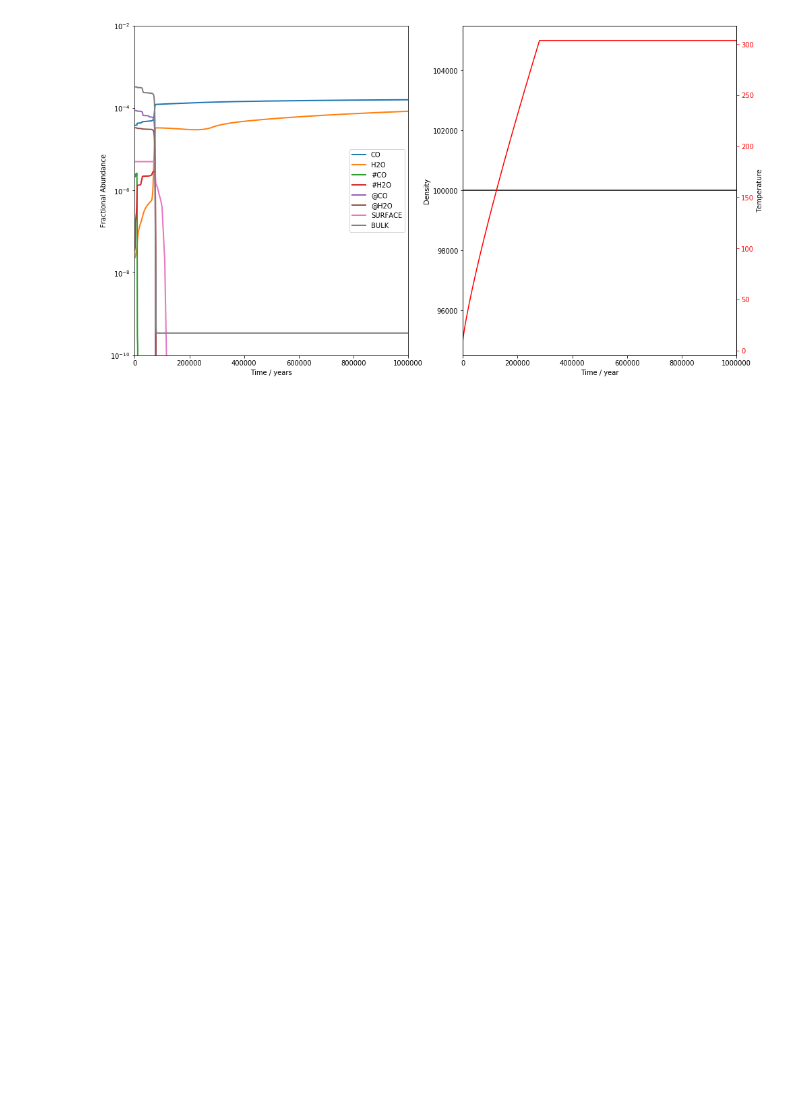
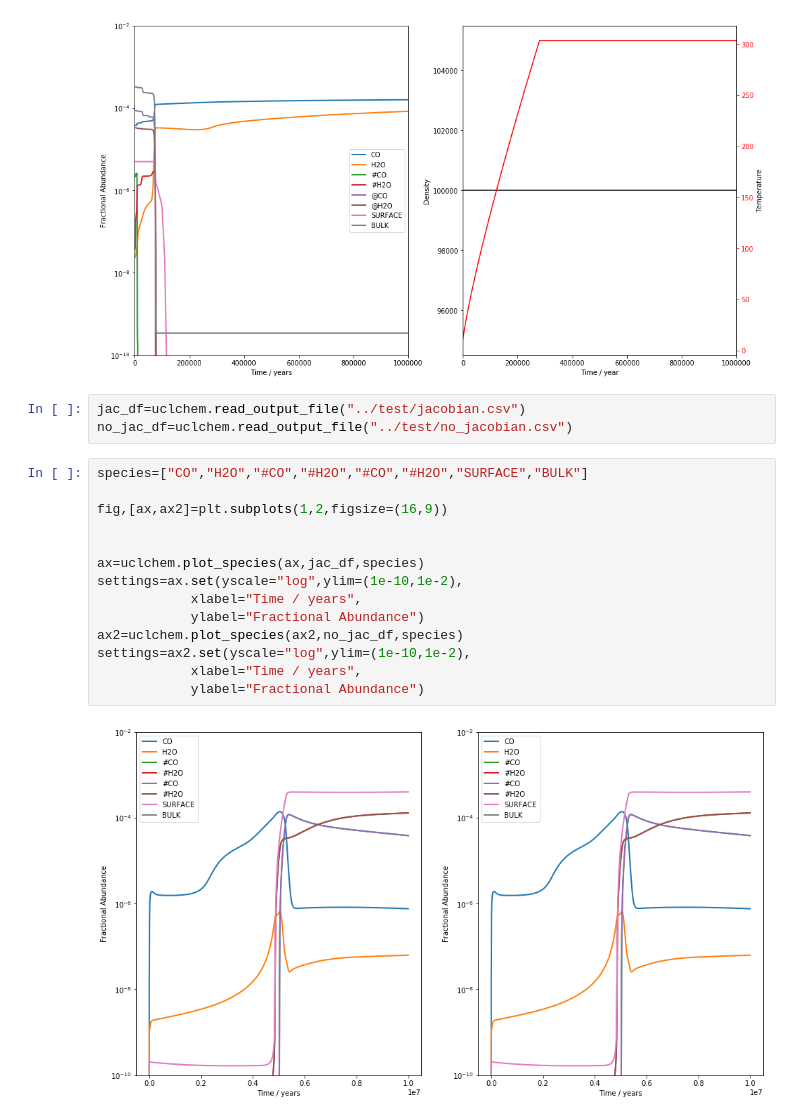
Before and after one commit to uclchem/UCLCHEM, a Jupyter notebook: Python/first_models.ipynb, the cells around one changed output. Cells and saved outputs as stored; diff of their text form; blank space fills up the shorter version.

```diff
--- a/Python/first_models.ipynb
+++ b/Python/first_models.ipynb
@@ -98,3 +98,22 @@ ax3.set(ylabel="Temperature",facecolor="red",xlim=(0,1e6))
 ax3.tick_params(axis='y', colors='red')
 # %% [output]
 [figure]
+# %%
+jac_df=uclchem.read_output_file("../test/jacobian.csv")
+no_jac_df=uclchem.read_output_file("../test/no_jacobian.csv")
+# %%
+species=["CO","H2O","#CO","#H2O","#CO","#H2O","SURFACE","BULK"]
+
+fig,[ax,ax2]=plt.subplots(1,2,figsize=(16,9))
+
+
+ax=uclchem.plot_species(ax,jac_df,species)
+settings=ax.set(yscale="log",ylim=(1e-10,1e-2),
+            xlabel="Time / years",
+            ylabel="Fractional Abundance")
+ax2=uclchem.plot_species(ax2,no_jac_df,species)
+settings=ax2.set(yscale="log",ylim=(1e-10,1e-2),
+            xlabel="Time / years",
+            ylabel="Fractional Abundance")
+# %% [output]
+[figure, added]
```
Also changed, not shown: parts of 1 cell of this notebook, 22 other files.
